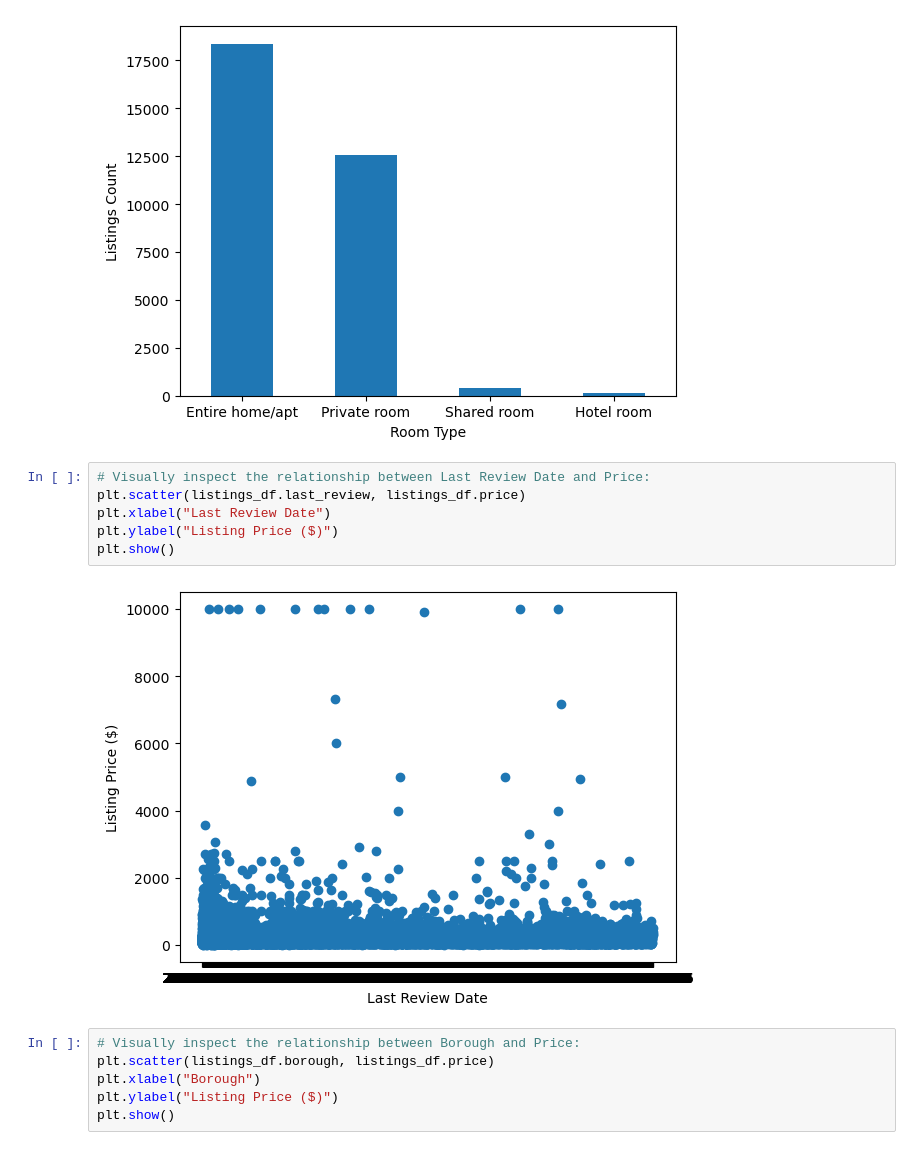
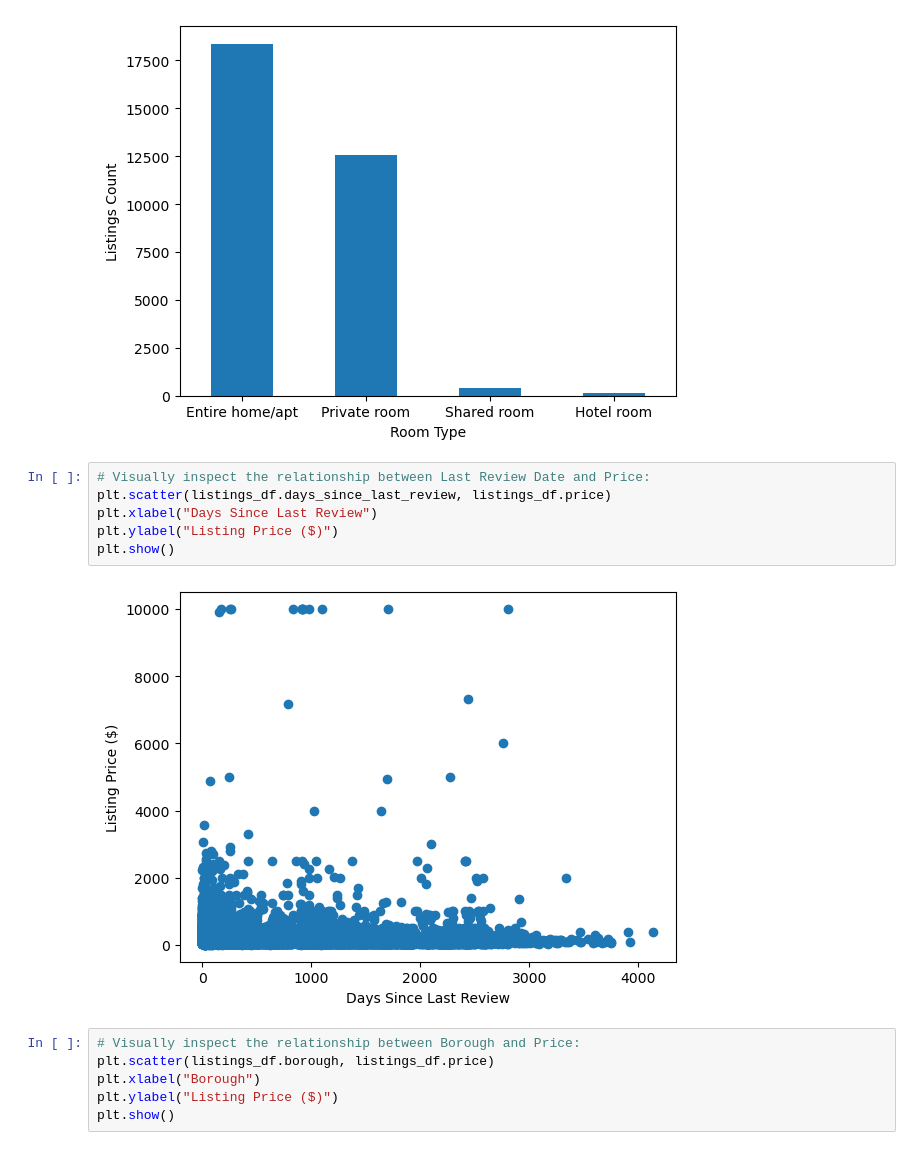
Before and after one commit to lkachury/airbnb_final_project, a Jupyter notebook: Machine_Learning.ipynb, the cells around one changed output. Cells and saved outputs as stored; diff of their text form.

Commit message:
updated data cleaning date column and upload ML encoding labels

```diff
--- a/Machine_Learning.ipynb
+++ b/Machine_Learning.ipynb
@@ -54,12 +61,12 @@ listings_df["room_type"].value_counts().plot(kind='bar', xlabel="Room Type", yla
 [figure]
 # %%
 # Visually inspect the relationship between Last Review Date and Price:
-plt.scatter(listings_df.last_review, listings_df.price)
-plt.xlabel("Last Review Date")
+plt.scatter(listings_df.days_since_last_review, listings_df.price)
+plt.xlabel("Days Since Last Review")
 plt.ylabel("Listing Price ($)")
 plt.show()
 # %% [output]
-[figure, old version]
+[figure, new version]
 # %%
 # Visually inspect the relationship between Borough and Price:
 plt.scatter(listings_df.borough, listings_df.price)
```
Also changed, not shown: parts of 7 cells of this notebook, 3 other files.
